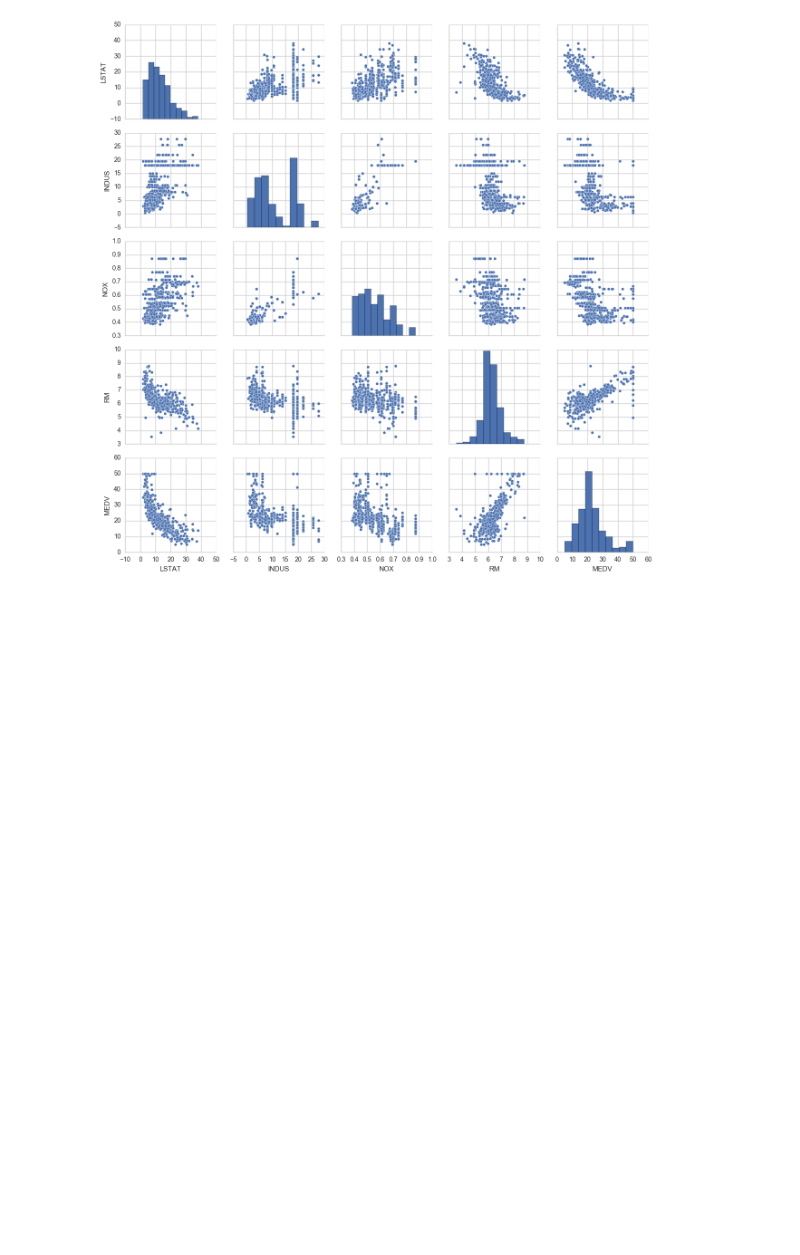
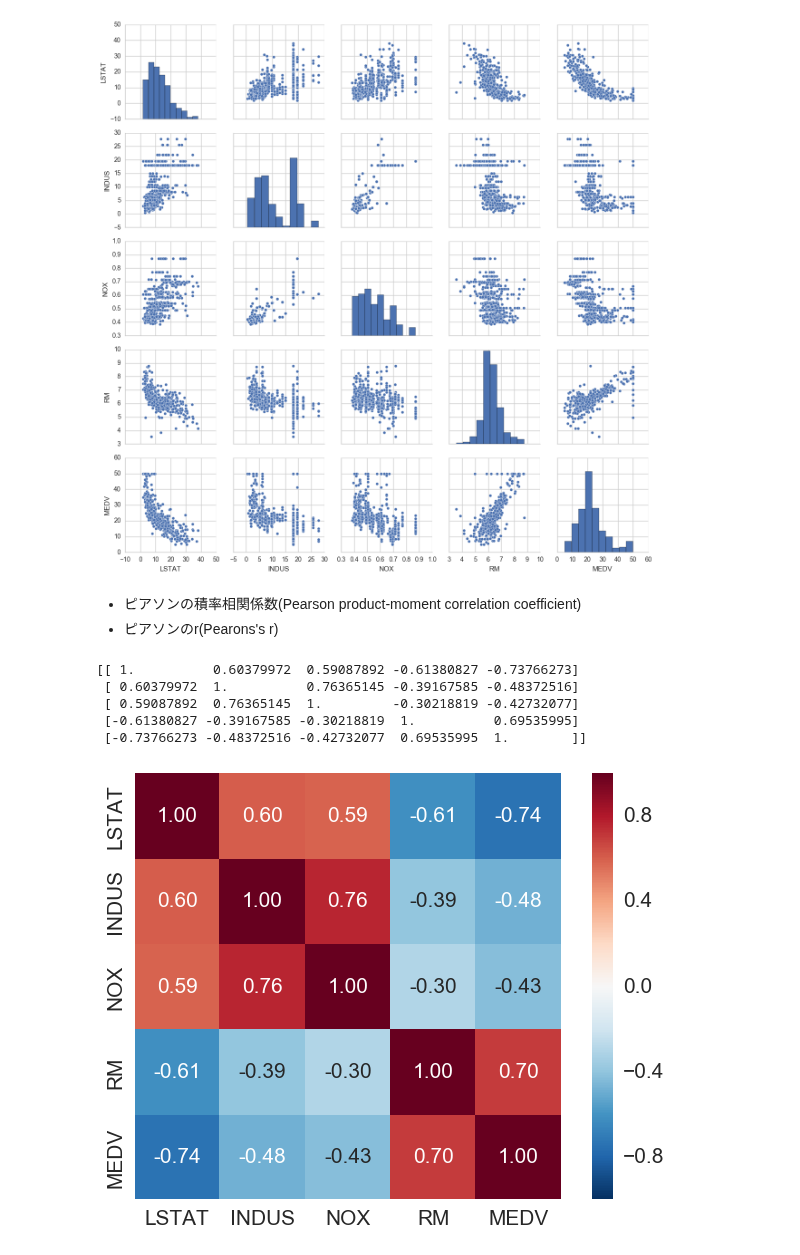
Before and after one commit to takanory/python-machine-learning, a Jupyter notebook: Chapter10.ipynb, the cells around one changed output. Cells and saved outputs as stored; diff of their text form; code cells hidden in the pictures; blank space fills up the shorter version.

```diff
--- a/Chapter10.ipynb
+++ b/Chapter10.ipynb
@@ -73,3 +73,28 @@ sns.pairplot(df[cols], size=2.5)
 plt.show()
 # %% [output]
 [figure]
+# %% [markdown]
+* ピアソンの積率相関係数(Pearson product-moment correlation coefficient)
+* ピアソンのr(Pearons's r)
+# %%
+# 相関行列をヒートマップとしてプロットする
+import numpy as np
+cm = np.corrcoef(df[cols].values.T) # ピアソンの積率相関係数を計算
+sns.set(font_scale=1.5)
+print(cm)
+hm = sns.heatmap(cm, # 第1引数の相関係数をもとにヒートマップを作成
+                 cbar=True, # カラーバーの表示
+                 annot=True, # データ値の表示
+                 square=True, # 色矩形の正方形化
+                 fmt='.2f', # 数値の表示形式
+                 annot_kws={'size': 15}, # データ値のサイズの指定
+                 yticklabels=cols, # 行のメモリのラベル名
+                 xticklabels=cols) # 列のメモリのラベル名
+plt.show()
+# %% [output]
+[[ 1.          0.60379972  0.59087892 -0.61380827 -0.73766273]
+ [ 0.60379972  1.          0.76365145 -0.39167585 -0.48372516]
+ [ 0.59087892  0.76365145  1.         -0.30218819 -0.42732077]
+ [-0.61380827 -0.39167585 -0.30218819  1.          0.69535995]
+ [-0.73766273 -0.48372516 -0.42732077  0.69535995  1.        ]]
+[figure, added]
```
Also changed, not shown: parts of 1 cell of this notebook.
